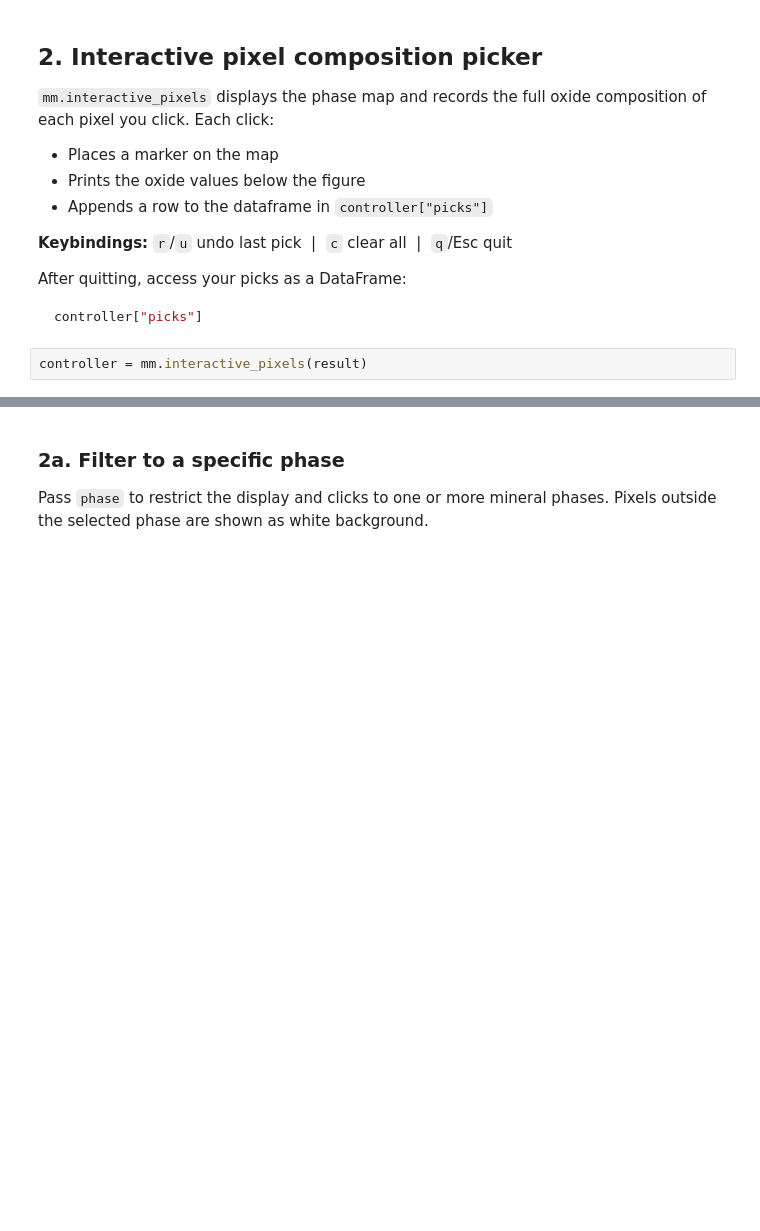
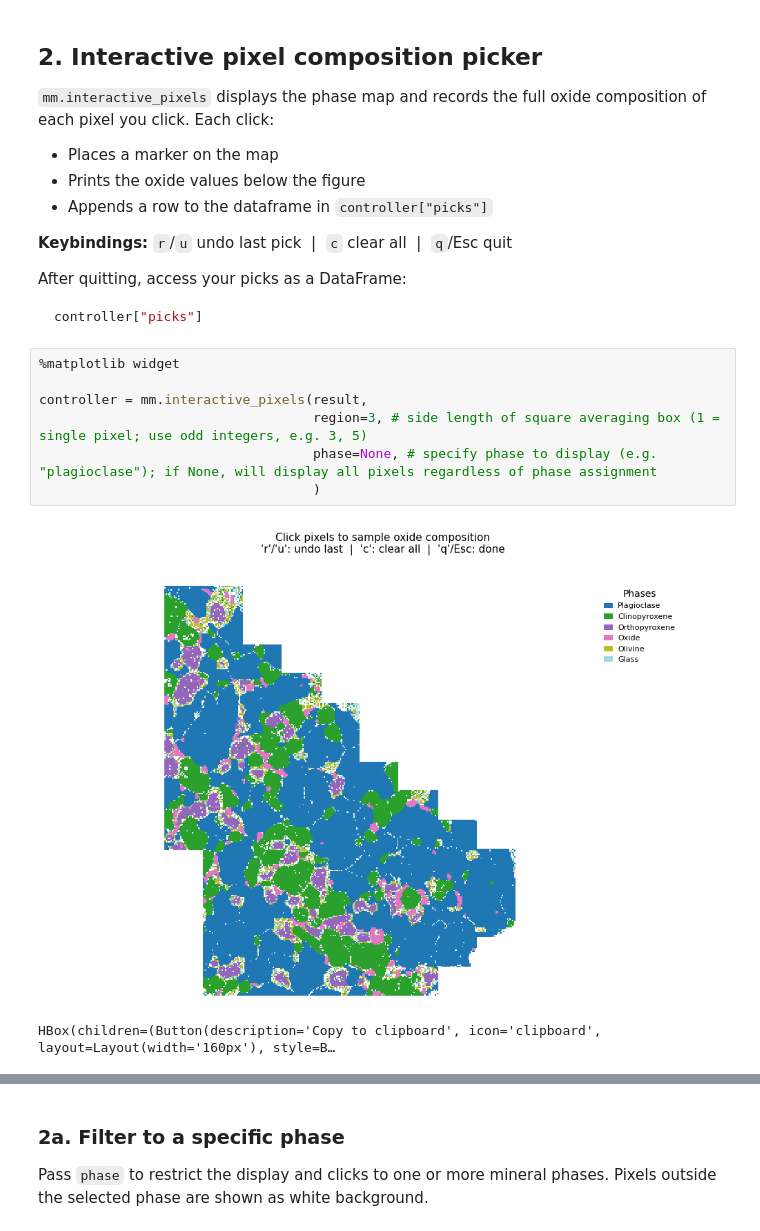
Before and after one commit to sarahshi/mineralML, a Jupyter notebook: docs/examples/mineralML_interactive.ipynb, the cells around one changed output, grey strips where cells are left out. Saved outputs shown, nothing was run; the diff lists cells and outputs as text; blank space fills up the shorter version.

````diff
--- a/docs/examples/mineralML_interactive.ipynb
+++ b/docs/examples/mineralML_interactive.ipynb
@@ -54,4 +72,12 @@ After quitting, access your picks as a DataFrame:
 controller["picks"]
 ```
 # %%
-controller = mm.interactive_pixels(result)
+%matplotlib widget
+
+controller = mm.interactive_pixels(result,
+                                   region=3, # side length of square averaging box (1 = single pixel; use odd integers, e.g. 3, 5)
+                                   phase=None, # specify phase to display (e.g. "plagioclase"); if None, will display all pixels regardless of phase assignment
+                                   )
+# %% [output]
+[figure, added]
+HBox(children=(Button(description='Copy to clipboard', icon='clipboard', layout=Layout(width='160px'), style=B…
````
Also changed, not shown: parts of 16 cells of this notebook, 2 other files.
